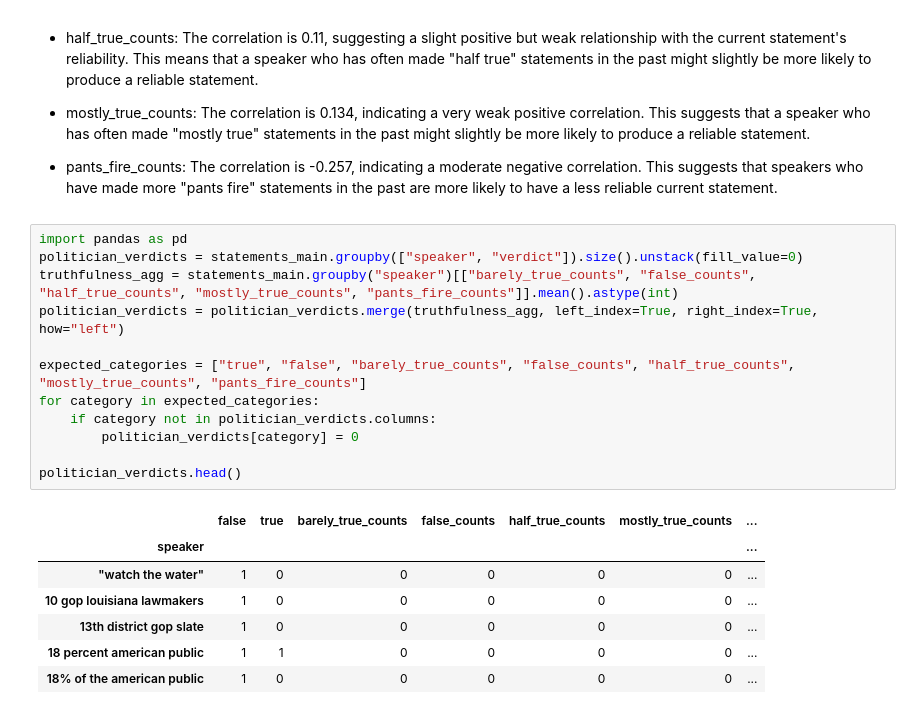
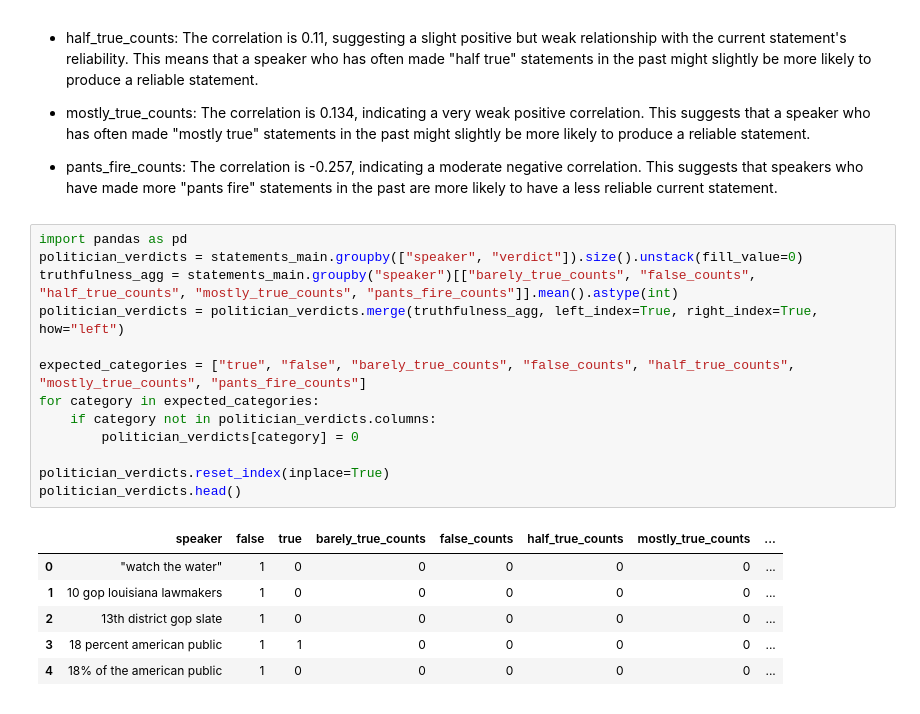
Before and after one commit to namanNagelia/cmsc320_finalProject, a Jupyter notebook: project.ipynb, the cells around one changed output. Saved outputs shown, nothing was run; the diff lists cells and outputs as text.

```diff
--- a/project.ipynb
+++ b/project.ipynb
@@ -500,20 +500,20 @@ Now, looking at the correlation with reliability_numeric (which represents the c
 # %%
 import pandas as pd
 politician_verdicts = statements_main.groupby(["speaker", "verdict"]).size().unstack(fill_value=0)
 truthfulness_agg = statements_main.groupby("speaker")[["barely_true_counts", "false_counts", "half_true_counts", "mostly_true_counts", "pants_fire_counts"]].mean().astype(int)
 politician_verdicts = politician_verdicts.merge(truthfulness_agg, left_index=True, right_index=True, how="left")
 
 expected_categories = ["true", "false", "barely_true_counts", "false_counts", "half_true_counts", "mostly_true_counts", "pants_fire_counts"]
 for category in expected_categories:
     if category not in politician_verdicts.columns:
         politician_verdicts[category] = 0
 
+politician_verdicts.reset_index(inplace=True)
 politician_verdicts.head()
 # %% [output]
-|  | false | true | barely_true_counts | false_counts | half_true_counts | mostly_true_counts | ... |
-| speaker |  |  |  |  |  |  | ... |
-| "watch the water" | 1 | 0 | 0 | 0 | 0 | 0 | ... |
-| 10 gop louisiana lawmakers | 1 | 0 | 0 | 0 | 0 | 0 | ... |
-| 13th district gop slate | 1 | 0 | 0 | 0 | 0 | 0 | ... |
-| 18 percent american public | 1 | 1 | 0 | 0 | 0 | 0 | ... |
-| 18% of the american public | 1 | 0 | 0 | 0 | 0 | 0 | ... |
+|  | speaker | false | true | barely_true_counts | false_counts | half_true_counts | mostly_true_counts | ... |
+| 0 | "watch the water" | 1 | 0 | 0 | 0 | 0 | 0 | ... |
+| 1 | 10 gop louisiana lawmakers | 1 | 0 | 0 | 0 | 0 | 0 | ... |
+| 2 | 13th district gop slate | 1 | 0 | 0 | 0 | 0 | 0 | ... |
+| 3 | 18 percent american public | 1 | 1 | 0 | 0 | 0 | 0 | ... |
+| 4 | 18% of the american public | 1 | 0 | 0 | 0 | 0 | 0 | ... |
```
Also changed, not shown: parts of 1 cell of this notebook.
